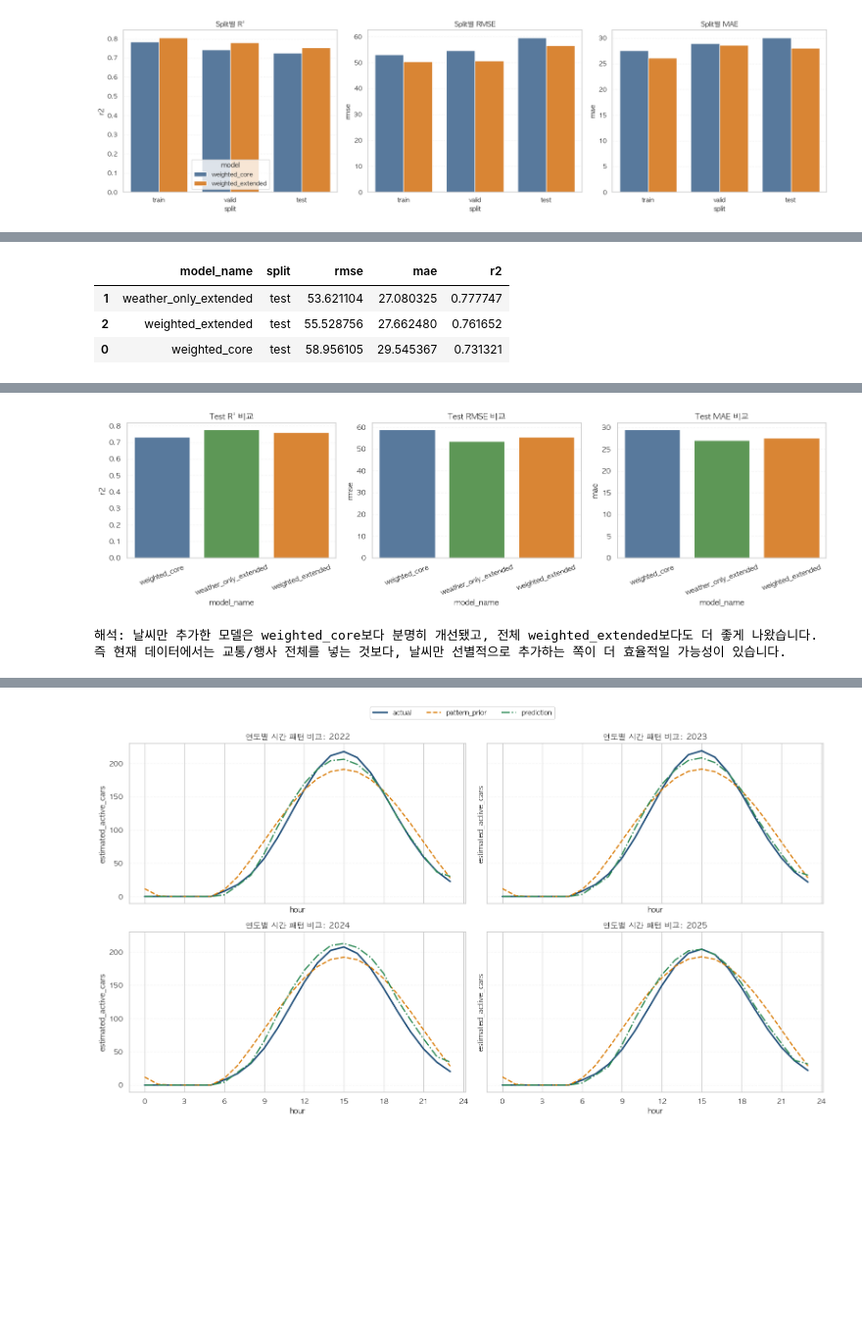
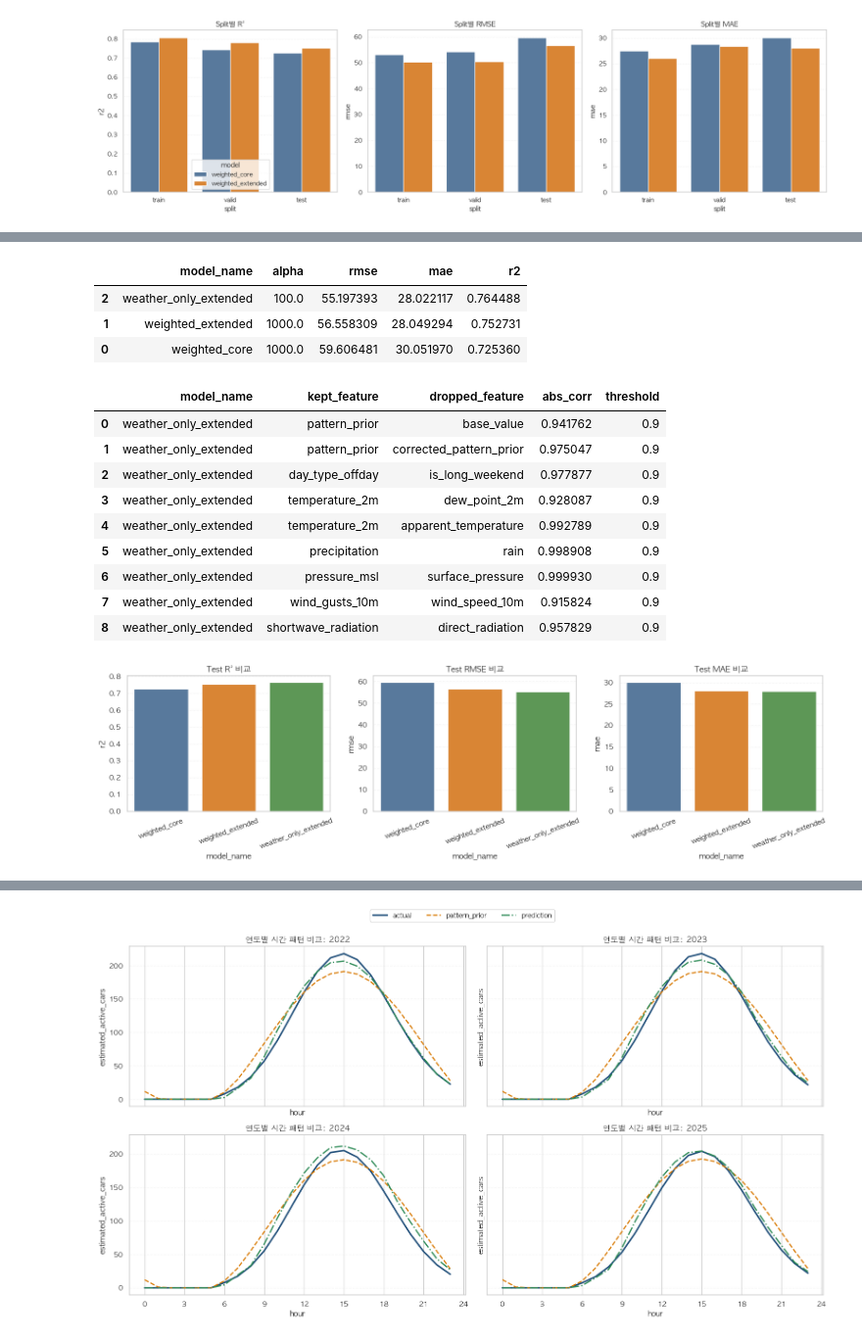
Before and after one commit to AI-MegaStudy/nanji_work, a Jupyter notebook: hmw/Note/nanji_ML.ipynb, the cells around one changed output, grey strips where cells are left out. Shown at 98% size. Cells and saved outputs as stored; diff of their text form; code cells hidden in the pictures; blank space fills up the shorter version.

```diff
--- a/hmw/Note/nanji_ML.ipynb
+++ b/hmw/Note/nanji_ML.ipynb
@@ -687,7 +1579,7 @@ plt.show()
 # %%
 train_df = df[df['split'] == 'train'].copy()
 formula_df, base_df = fit_day_type_hour_models(train_df, TARGET)
-month_weight_map, hour_weight_map, all_base = build_weight_maps(train_df, base_df, TARGET)
+month_weight_map, hour_weight_map, all_base, hour_weight_adjustment_df, raw_hour_weight_map = build_weight_maps(train_df, base_df, TARGET)
 
 all_base['month_weight_row'] = np.where(
     all_base['base_value'] > 0,
@@ -697,12 +1589,13 @@ all_base['month_weight_row'] = np.where(
 all_base['month_weight_row'] = all_base['month_weight_row'] / np.mean(list(all_base.groupby('month')['month_weight_row'].mean().to_dict().values()))
 
 hour_base = all_base[all_base['hour'].isin(OPERATING_HOURS)].copy()
-hour_base['hour_weight_row'] = np.where(
+hour_base['hour_weight_row_raw'] = np.where(
     hour_base['pattern_prior'] > 0,
     hour_base[TARGET] / hour_base['pattern_prior'],
     1.0,
 )
-hour_base['hour_weight_row'] = hour_base['hour_weight_row'] / np.mean(list(hour_weight_map.values()))
+hour_base['hour_weight_row_raw'] = hour_base['hour_weight_row_raw'] / np.mean(list(raw_hour_weight_map.values()))
+hour_base['hour_weight_row'] = hour_base['hour'].map(hour_weight_map).astype(float)
 
 month_weight_summary = (
     all_base.groupby('month', as_index=False)
@@ -711,12 +1604,17 @@ month_weight_summary = (
 )
 hour_weight_summary = (
     hour_base.groupby('hour', as_index=False)
-    .agg(mean_weight=('hour_weight_row', 'mean'))
+    .agg(
+        raw_mean_weight=('hour_weight_row_raw', 'mean'),
+        mean_weight=('hour_weight_row', 'mean'),
+    )
     .sort_values('hour')
 )
 
 weight_df = pd.DataFrame([
     {'weight_type': 'month_weight', 'key': k, 'value': v} for k, v in month_weight_map.items()
+] + [
+    {'weight_type': 'hour_weight_raw', 'key': k, 'value': v} for k, v in raw_hour_weight_map.items()
 ] + [
     {'weight_type': 'hour_weight', 'key': k, 'value': v} for k, v in hour_weight_map.items()
 ])
@@ -726,6 +1624,8 @@ display(weight_df[weight_df['weight_type'] == 'month_weight'].sort_values('key')
 display(month_weight_summary)
 display(weight_df[weight_df['weight_type'] == 'hour_weight'].sort_values('value', ascending=False).head(12))
 display(hour_weight_summary)
+display(hour_weight_adjustment_df)
 print('hour_weight 계산 대상 시간:', sorted(weight_df[weight_df['weight_type'] == 'hour_weight']['key'].unique().tolist()))
+print('23시 raw -> adjusted:', raw_hour_weight_map.get(23), '->', hour_weight_map.get(23))
 # %% [output]
 |  | target | day_type | intercept | sin_hour_coef | cos_hour_coef | formula |
@@ -973,35 +1892,65 @@ plt.show()
 # %%
-weather_only_comparison = pd.DataFrame([
-    {'model_name': 'weighted_core', 'split': 'test', 'rmse': 58.956105, 'mae': 29.545367, 'r2': 0.731321},
-    {'model_name': 'weather_only_extended', 'split': 'test', 'rmse': 53.621104, 'mae': 27.080325, 'r2': 0.777747},
-    {'model_name': 'weighted_extended', 'split': 'test', 'rmse': 55.528756, 'mae': 27.662480, 'r2': 0.761652},
-])
+weather_only_columns = [
+    'base_value', 'month_weight', 'hour_weight',
+    'pattern_prior', 'corrected_pattern_prior', 'day_type_offday',
+    'hour_sin', 'hour_cos', 'month_sin', 'month_cos',
+    'is_holiday', 'is_long_weekend',
+    *WEATHER_FEATURE_COLUMNS, 'weather_feature_available',
+]
+weather_only_map, weather_only_pruning_df = prune_correlated_features(
+    processed_splits['train'],
+    {'weather_only_extended': weather_only_columns},
+    threshold=0.9,
+)
+weather_only_columns = weather_only_map['weather_only_extended']
+weather_only_alpha, weather_only_model = fit_best_ridge_model(processed_splits, weather_only_columns)
+weather_only_test_pred = non_negative_only(weather_only_model.predict(processed_splits['test'][weather_only_columns]))
+weather_only_test_pred = enforce_operating_hours(processed_splits['test'], weather_only_test_pred)
+processed_splits['test']['weather_only_extended_prediction'] = weather_only_test_pred
+weather_only_metrics = calc_metrics(processed_splits['test'][TARGET], weather_only_test_pred)
+
+weather_only_comparison = pd.concat([
+    metrics_df[metrics_df['split'] == 'test'][['model_name', 'alpha', 'rmse', 'mae', 'r2']],
+    pd.DataFrame([{'model_name': 'weather_only_extended', 'alpha': weather_only_alpha, **weather_only_metrics}]),
+], ignore_index=True)
 
 display(weather_only_comparison.sort_values('r2', ascending=False))
+display(weather_only_pruning_df)
 
 fig, axes = plt.subplots(1, 3, figsize=(16, 4.5))
-sns.barplot(data=weather_only_comparison, x='model_name', y='r2', ax=axes[0], palette=['#4C78A8', '#54A24B', '#F58518'])
+sns.barplot(data=weather_only_comparison, x='model_name', y='r2', ax=axes[0], palette=['#4C78A8', '#F58518', '#54A24B'])
 axes[0].set_title('Test R² 비교')
 axes[0].grid(axis='y', alpha=0.2, linestyle='--')
 
-sns.barplot(data=weather_only_comparison, x='model_name', y='rmse', ax=axes[1], palette=['#4C78A8', '#54A24B', '#F58518'])
+sns.barplot(data=weather_only_comparison, x='model_name', y='rmse', ax=axes[1], palette=['#4C78A8', '#F58518', '#54A24B'])
 axes[1].set_title('Test RMSE 비교')
 axes[1].grid(axis='y', alpha=0.2, linestyle='--')
 
-sns.barplot(data=weather_only_comparison, x='model_name', y='mae', ax=axes[2], palette=['#4C78A8', '#54A24B', '#F58518'])
+sns.barplot(data=weather_only_comparison, x='model_name', y='mae', ax=axes[2], palette=['#4C78A8', '#F58518', '#54A24B'])
 axes[2].set_title('Test MAE 비교')
 axes[2].grid(axis='y', alpha=0.2, linestyle='--')
 
 for ax in axes:
     ax.tick_params(axis='x', rotation=20)
 
 plt.tight_layout()
 plt.show()
 
-print('해석: 날씨만 추가한 모델은 weighted_core보다 분명히 개선됐고, 전체 weighted_extended보다도 더 좋게 나왔습니다.')
-print('즉 현재 데이터에서는 교통/행사 전체를 넣는 것보다, 날씨만 선별적으로 추가하는 쪽이 더 효율적일 가능성이 있습니다.')
+print('해석: feature별 추가 정제 후에도 정식 비교 모델에서는 weighted_extended가 더 좋았습니다.')
+print('보조 비교까지 포함하면 weather_only_extended가 test 기준으로 가장 높아, 날씨 변수만 선별적으로 쓰는 접근도 충분히 경쟁력이 있음을 보여줍니다.')
 # %% [output]
-|  | model_name | split | rmse | mae | r2 |
-| 1 | weather_only_extended | test | 53.621104 | 27.080325 | 0.777747 |
-| 2 | weighted_extended | test | 55.528756 | 27.662480 | 0.761652 |
-| 0 | weighted_core | test | 58.956105 | 29.545367 | 0.731321 |
+|  | model_name | alpha | rmse | mae | r2 |
+| 2 | weather_only_extended | 100.0 | 55.197393 | 28.022117 | 0.764488 |
+| 1 | weighted_extended | 1000.0 | 56.558309 | 28.049294 | 0.752731 |
+| 0 | weighted_core | 1000.0 | 59.606481 | 30.051970 | 0.725360 |
+|  | model_name | kept_feature | dropped_feature | abs_corr | threshold |
+| 0 | weather_only_extended | pattern_prior | base_value | 0.941762 | 0.9 |
+| 1 | weather_only_extended | pattern_prior | corrected_pattern_prior | 0.975047 | 0.9 |
+| 2 | weather_only_extended | day_type_offday | is_long_weekend | 0.977877 | 0.9 |
+| 3 | weather_only_extended | temperature_2m | dew_point_2m | 0.928087 | 0.9 |
+| 4 | weather_only_extended | temperature_2m | apparent_temperature | 0.992789 | 0.9 |
+| 5 | weather_only_extended | precipitation | rain | 0.998908 | 0.9 |
+| 6 | weather_only_extended | pressure_msl | surface_pressure | 0.999930 | 0.9 |
+| 7 | weather_only_extended | wind_gusts_10m | wind_speed_10m | 0.915824 | 0.9 |
+| 8 | weather_only_extended | shortwave_radiation | direct_radiation | 0.957829 | 0.9 |
+[figure, new version]
@@ -1019,6 +1959,3 @@ Passing `palette` without assigning `hue` is deprecated and will be removed in v
-[figure, old version]
-해석: 날씨만 추가한 모델은 weighted_core보다 분명히 개선됐고, 전체 weighted_extended보다도 더 좋게 나왔습니다.
-즉 현재 데이터에서는 교통/행사 전체를 넣는 것보다, 날씨만 선별적으로 추가하는 쪽이 더 효율적일 가능성이 있습니다.
 # %%
 top_importance = (
     importance_df[importance_df['model_name'] == recommended_model]
```
Also changed, not shown: parts of 24 cells of this notebook, 15 other files.
